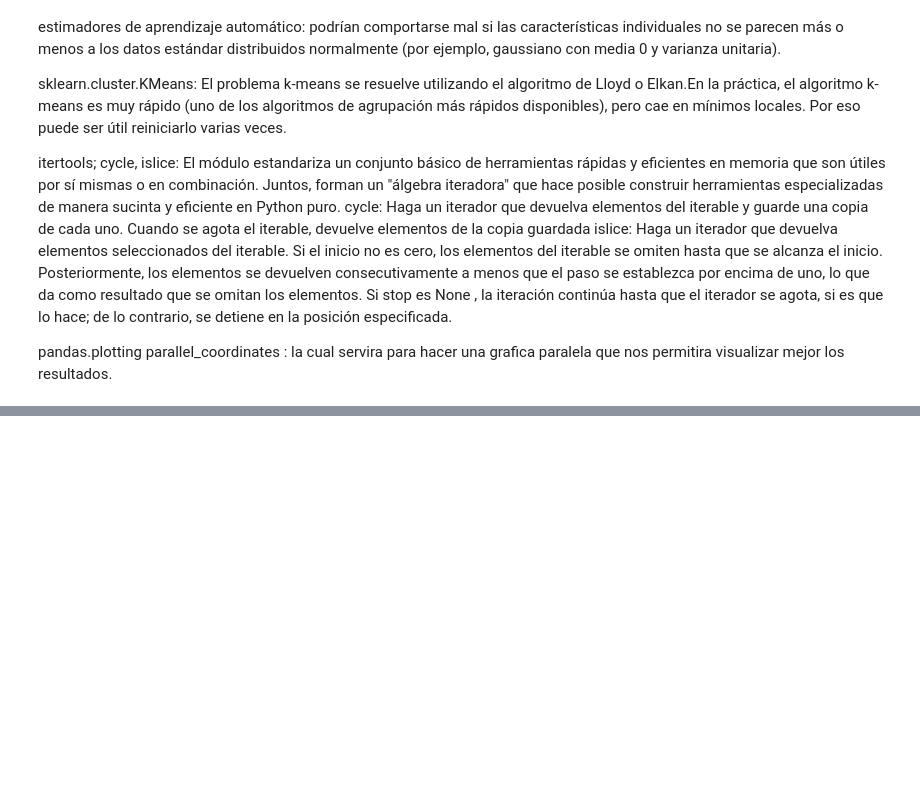
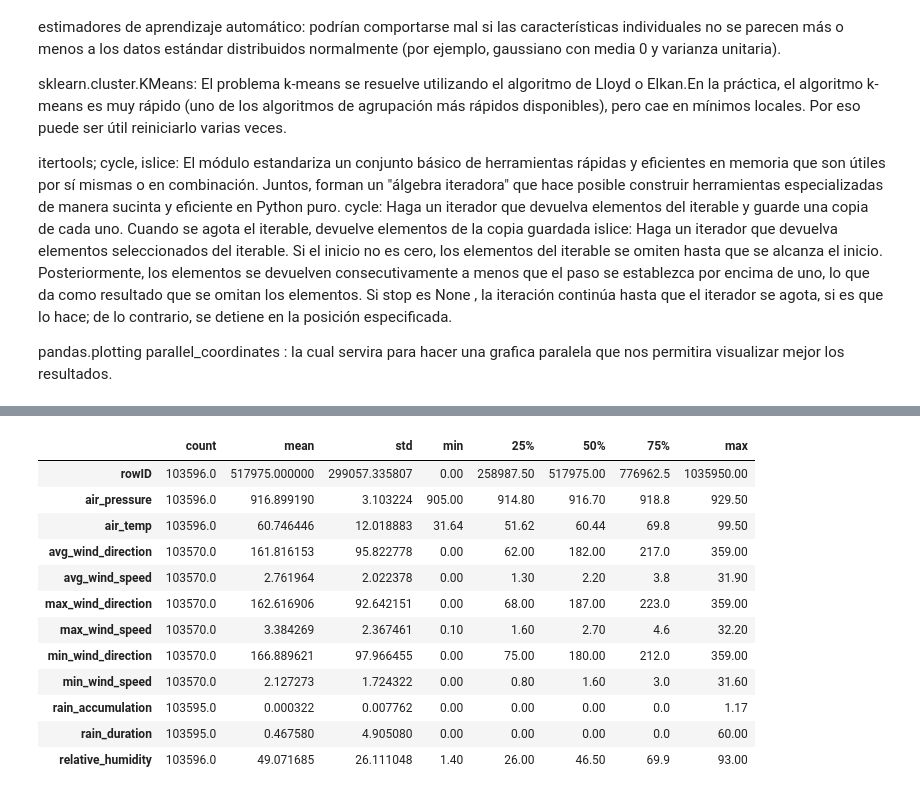
Before and after one commit to AIUnicah/IACyC, a Jupyter notebook: Clustering.ipynb, the cells around one changed output, grey strips where cells are left out. Saved outputs shown, nothing was run; the diff lists cells and outputs as text; code cells hidden in the pictures; blank space fills up the shorter version.

```diff
--- a/Clustering.ipynb
+++ b/Clustering.ipynb
@@ -50,0 +97,8 @@ data = pd.read_csv('Datasets/Clustering/minute_weather.csv')
+# %%
+#Aqui usaremos una data de muestra, ya que el data set contiene minutos entonces tendremos demasiada
+#informacion para analizar por lo tanto solo tomaremos una parte para el analisis
+#De manera que tomaremos solo cada 10 filas, asi no cargaremos tanto maquina y podremos hacer calculos mas facil.
+sampled_df = data[(data['rowID'] % 10) == 0]
+
+#el dataset de muestra es de un tamaño mas reducido que el original
+sampled_df.shape
@@ -50,0 +112,16 @@ data = pd.read_csv('Datasets/Clustering/minute_weather.csv')
+# %%
+sampled_df.describe().transpose()
+# %% [output]
+|  | count | mean | std | min | 25% | 50% | 75% | max |
+| rowID | 103596.0 | 517975.000000 | 299057.335807 | 0.00 | 258987.50 | 517975.00 | 776962.5 | 1035950.00 |
+| air_pressure | 103596.0 | 916.899190 | 3.103224 | 905.00 | 914.80 | 916.70 | 918.8 | 929.50 |
+| air_temp | 103596.0 | 60.746446 | 12.018883 | 31.64 | 51.62 | 60.44 | 69.8 | 99.50 |
+| avg_wind_direction | 103570.0 | 161.816153 | 95.822778 | 0.00 | 62.00 | 182.00 | 217.0 | 359.00 |
+| avg_wind_speed | 103570.0 | 2.761964 | 2.022378 | 0.00 | 1.30 | 2.20 | 3.8 | 31.90 |
+| max_wind_direction | 103570.0 | 162.616906 | 92.642151 | 0.00 | 68.00 | 187.00 | 223.0 | 359.00 |
+| max_wind_speed | 103570.0 | 3.384269 | 2.367461 | 0.10 | 1.60 | 2.70 | 4.6 | 32.20 |
+| min_wind_direction | 103570.0 | 166.889621 | 97.966455 | 0.00 | 75.00 | 180.00 | 212.0 | 359.00 |
+| min_wind_speed | 103570.0 | 2.127273 | 1.724322 | 0.00 | 0.80 | 1.60 | 3.0 | 31.60 |
+| rain_accumulation | 103595.0 | 0.000322 | 0.007762 | 0.00 | 0.00 | 0.00 | 0.0 | 1.17 |
+| rain_duration | 103595.0 | 0.467580 | 4.905080 | 0.00 | 0.00 | 0.00 | 0.0 | 60.00 |
+| relative_humidity | 103596.0 | 49.071685 | 26.111048 | 1.40 | 26.00 | 46.50 | 69.9 | 93.00 |
```
Also changed, not shown: parts of 6 cells of this notebook.
